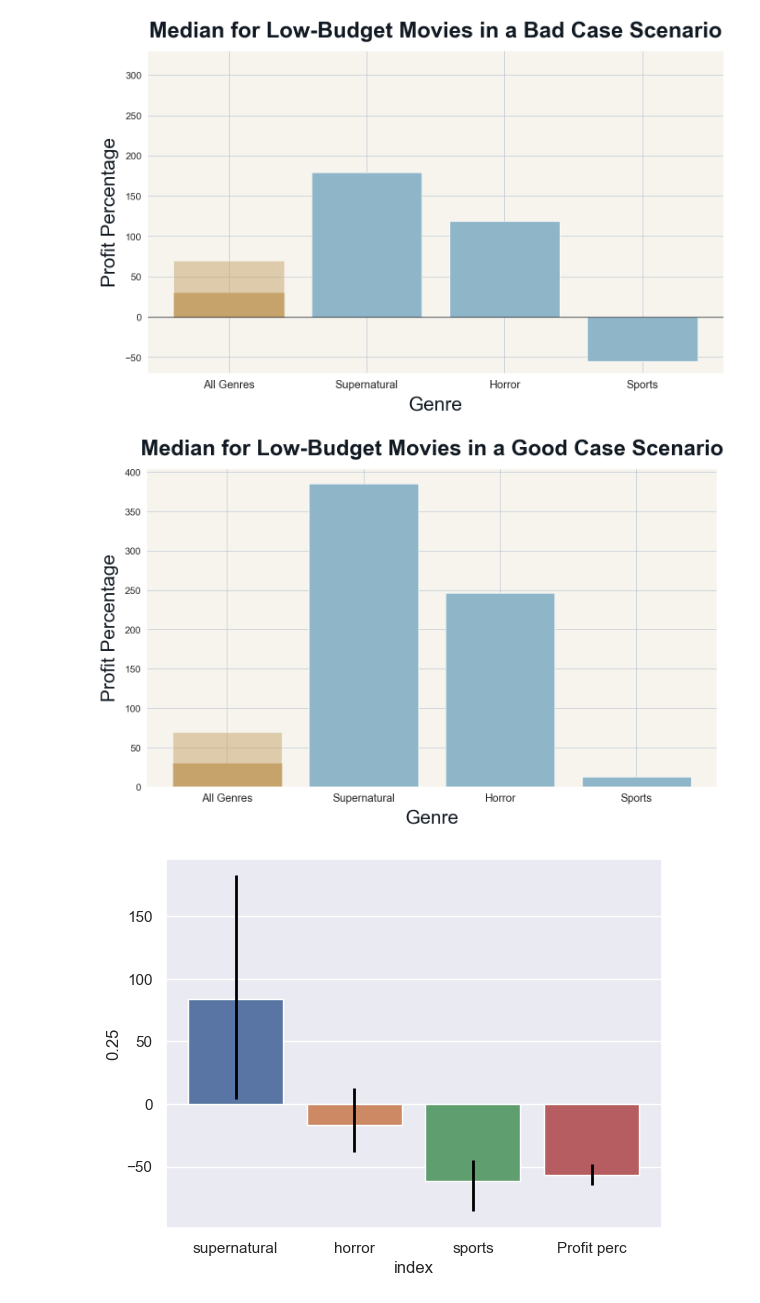
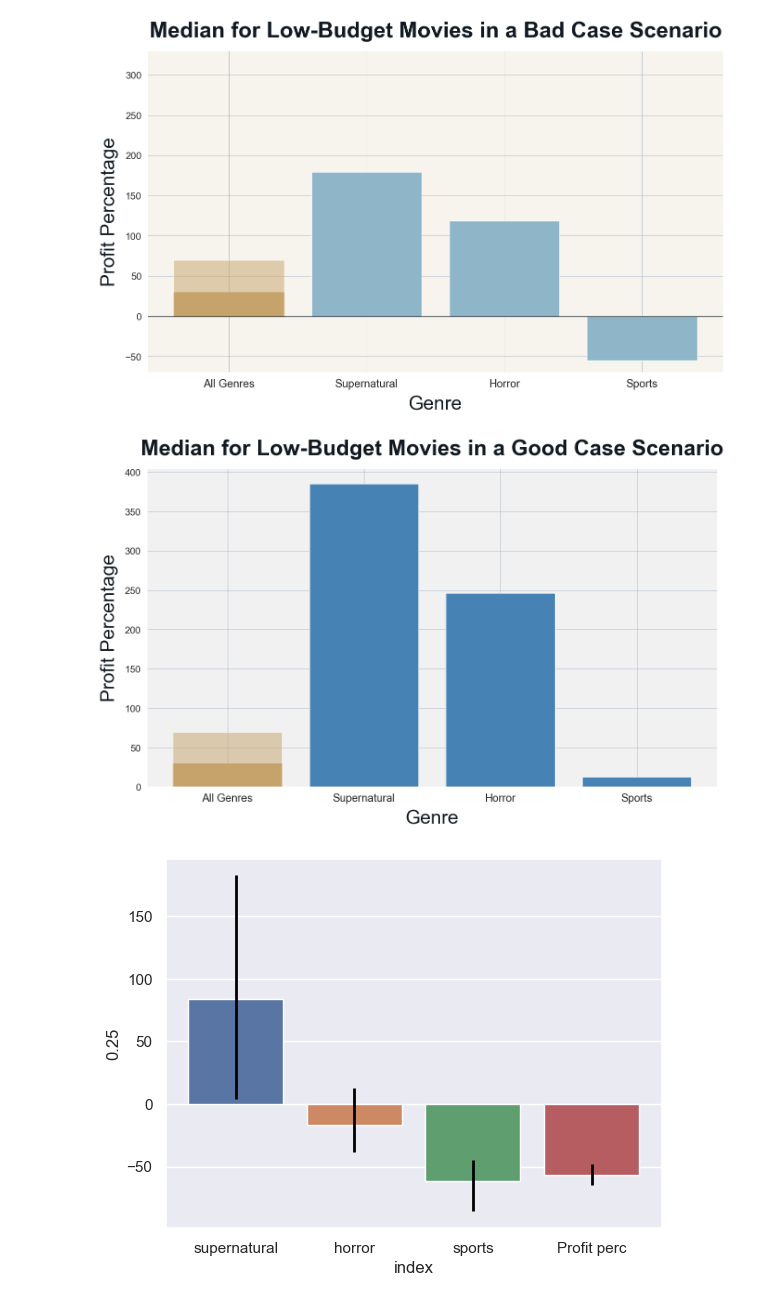
Before and after one commit to S3tuit/jup_lab, a Jupyter notebook: movies_analysis.ipynb, the cells around one changed output. Drawn from its saved outputs; the diff is of its cells as text; code cells hidden in the pictures.

Commit message:
colors improved

```diff
--- a/movies_analysis.ipynb
+++ b/movies_analysis.ipynb
@@ -344,32 +354,32 @@ plt.show()
 # %%
 fig, ax = plt.subplots(figsize=(16,9))
 
 data2 = conf_df.loc[['Profit perc'] + low_genres_trust]
 
 # I change this so the bar of Profit % is equal to the one of the graph above
 data2.loc['Profit perc','High band'] = data2.loc['Profit perc','Low band']
 
-ax.bar(data2.index, data2['High band'], color='#8EB5C8')
+ax.bar(data2.index, data2['High band'], color='steelblue')
 
 # The confidence interval on Profit %
 ax.bar(x='Profit perc', height=conf_df.loc['Profit perc','High band'],
        bottom=0, alpha=0.5,color='#C6A36B')
 ax.get_children()[0].set_color('#C6A36B')
 
 ax.set_xticklabels(('All Genres','Supernatural', 'Horror', 'Sports'))
 plt.yticks(fontsize=15)
 plt.xticks(fontsize=17)
 
 ax.set_ylabel('Profit Percentage', fontsize=30, labelpad=10, color='#111922')
 ax.set_xlabel('Genre', fontsize=30, labelpad=10, color='#111922')
 ax.set_title('Median for Low-Budget Movies in a Good Case Scenario',
              fontsize=34, pad=21, fontweight='bold', color='#111922')
 
-ax.set_facecolor("#F6F4ED")
+ax.set_facecolor("#F1F1F1")
 plt.grid(color = '#AAB7C8', linestyle = '-', linewidth = 0.7)
 plt.show()
 # %% [output]
-[figure, old version]
+[figure, new version]
 # %%
 def my_q1(x):
     return np.quantile(a=x, q=0.25)
```
Also changed, not shown: parts of 15 cells of this notebook.
